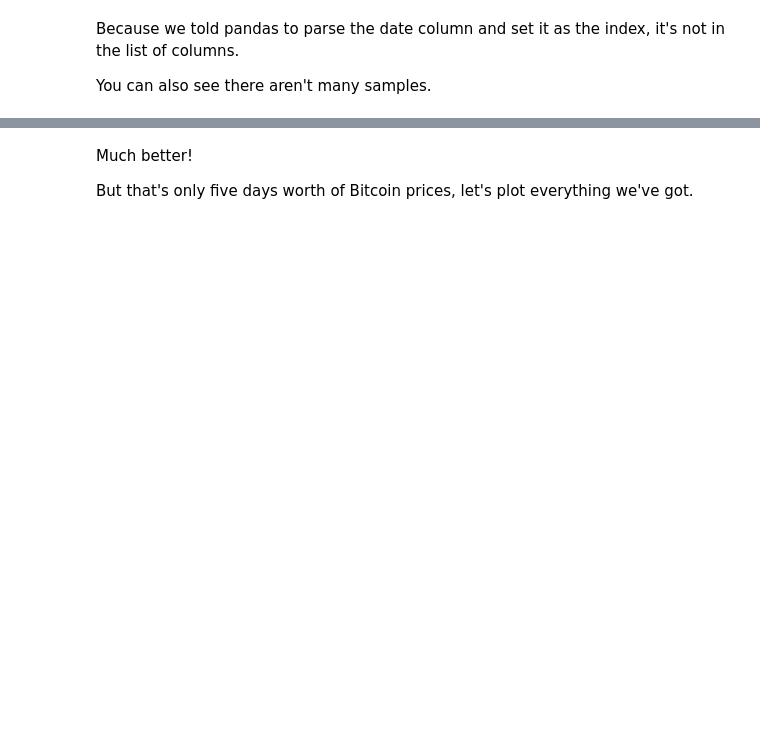
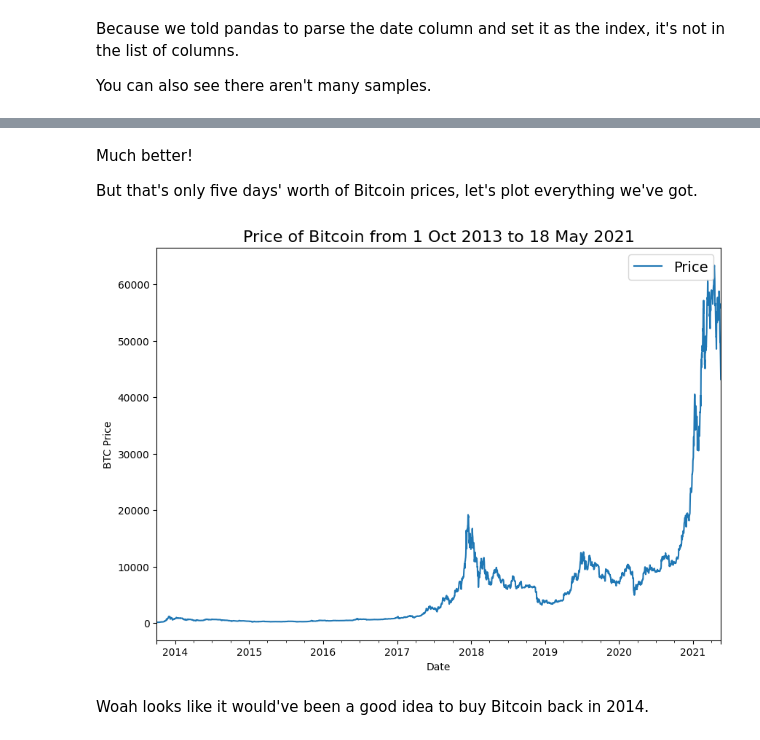
Before and after one commit to yhs2773/TensorFlow-for-Deep-Learning, a Jupyter notebook: Notebooks/10. Milestone Project 3 - Time series forecasting in TensorFlow (BitPredict 💰📈).ipynb, the cells around one changed output, grey strips where cells are left out. Drawn from its saved outputs; the diff is of its cells as text; code cells hidden in the pictures; blank space fills up the shorter version.

```diff
--- a/Notebooks/10. Milestone Project 3 - Time series forecasting in TensorFlow (BitPredict 💰📈).ipynb
+++ b/Notebooks/10. Milestone Project 3 - Time series forecasting in TensorFlow (BitPredict 💰📈).ipynb
@@ -104,7 +117,6 @@ import pandas as pd
 # Parse dates and set date column to index
 df = pd.read_csv("BTC_USD_2013-10-01_2021-05-18-CoinDesk.csv",
                  parse_dates=["Date"],
-                #  index_col=["Date"] # parse the date column (tell pandas that column 1 is a datetime)
-                 )
+                 index_col=["Date"]) # parse the date column (tell pandas that column 1 is a datetime)
 
 df.head()
@@ -153,4 +196,15 @@ bitcoin_prices.head()
 # %% [markdown]
 Much better!
 
-But that's only five days worth of Bitcoin prices, let's plot everything we've got.
+But that's only five days' worth of Bitcoin prices, let's plot everything we've got.
+# %%
+import matplotlib.pyplot as plt
+
+bitcoin_prices.plot(figsize=(10, 7))
+plt.ylabel("BTC Price")
+plt.title("Price of Bitcoin from 1 Oct 2013 to 18 May 2021", fontsize=16)
+plt.legend(fontsize=14);
+# %% [output]
+[figure, added]
+# %% [markdown]
+Woah looks like it would've been a good idea to buy Bitcoin back in 2014.
```
Also changed, not shown: parts of 57 cells of this notebook.
